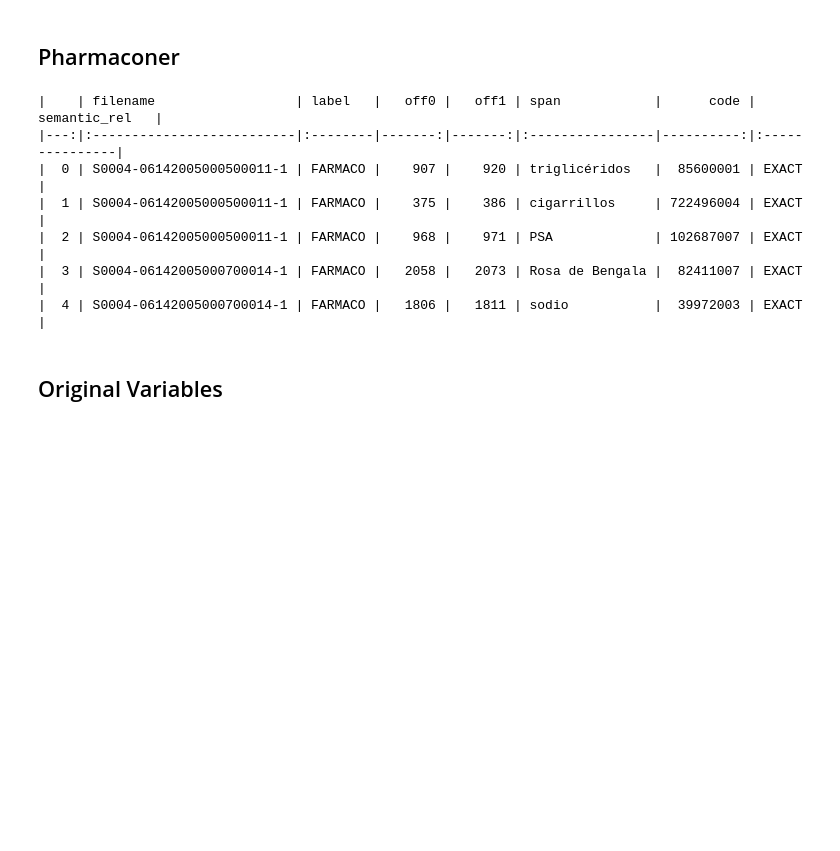
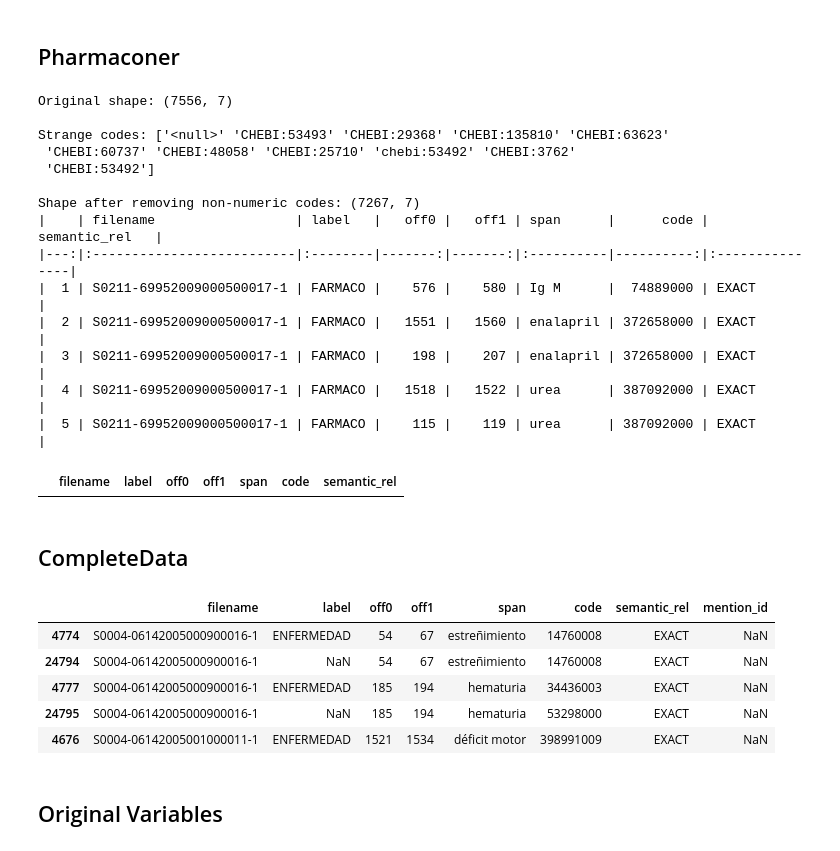
Before and after one commit to nlp4bia-bsc/dt4h-coverage-dash, a Jupyter notebook: notebooks/data-retrieval.ipynb, the cells around one changed output. Cells and saved outputs as stored; diff of their text form; code cells hidden in the pictures; blank space fills up the shorter version.

Commit message:
pharmaconer

```diff
--- a/notebooks/data-retrieval.ipynb
+++ b/notebooks/data-retrieval.ipynb
@@ -277,9 +279,6 @@ def join_files(dir):
 def process_pn(file):
     df_pn = pd.read_csv(file, sep='\t', header=None)
     df_pn['filename'] = file.split('/')[-1].split('.')[0]
-    df_pn['mention_id'] = df_pn[0].str.extract(r'(\d+)$')
-    df_pn['off0'] = df_pn[1].str.extract(r'\w+\s(\d+)\s\d+$').ffill()
-    df_pn['off1'] = df_pn[1].str.extract(r'\w+\s\d+\s(\d+)$').ffill()
     return df_pn
 
 df_pharmaconer = pd.DataFrame()
@@ -290,33 +289,71 @@ for file in os.listdir('data/raw/pharmaconer/'):
             df_pharmaconer = pd.concat([df_pharmaconer, df_i], ignore_index=True)
         except pd.errors.EmptyDataError:
             continue
-df_pharmaconer = df_pharmaconer.sort_values(by=["filename", "mention_id"]).\
-                                groupby(["filename", "mention_id", "off0", "off1"])[2].\
-                                apply(lambda x: '\t'.join(x)).\
-                                reset_index()
-df_pharmaconer["span"] = df_pharmaconer[2].str.split('\t').str[0]
-df_pharmaconer["code"] = df_pharmaconer[2].str.split('\t').str[1]
-df_pharmaconer = df_pharmaconer.drop(columns=[2])
-# df_pharmaconer = df_pharmaconer[2].str.split('\t', expand=True)
-# df_pharmaconer.columns = ['span', 'code']
+
+# df_pharmaconer['mention_id'] = df_pharmaconer[0].str.extract(r'(\d+)$')
+df_t = df_pharmaconer[df_pharmaconer[0].str.contains(r'^T\d+')].copy()
+# print(df_t.head().to_markdown(), "\n")
+df_t = df_t.rename(columns={0: "mention_id"})
+
+df_h = df_pharmaconer[df_pharmaconer[0].str.contains(r'^\#\d+')].copy()
+# print(df_h.head().to_markdown(), "\n")
+df_h["mention_id"] = df_h[1].str.split().str[1]
+
+df_th = df_t[["filename", "mention_id", 2, 1]].merge(df_h[["filename", "mention_id", 2]], on=["filename", "mention_id"], how='inner')
+# print(df_th.head().to_markdown(), "\n")
+
+df_th.columns = ["filename", "mention_id", "span", "prespan", "code"]
+df_th['off0'] = df_th["prespan"].str.extract(r'\w+\s(\d+)\s\d+$')
+df_th['off1'] = df_th["prespan"].str.extract(r'\w+\s\d+\s(\d+)$')
+# print(df_th.head().to_markdown(), "\n")
+df_pharmaconer = df_th.drop(columns=["prespan", "mention_id"])
 df_pharmaconer['label'] = 'FARMACO'
 df_pharmaconer['semantic_rel'] = 'EXACT'
 
+print("Original shape:", df_pharmaconer.shape, "\n")
+print("Strange codes:", df_pharmaconer[~df_pharmaconer.code.str.match(r'(\d+\+?)+')].code.unique(), "\n")
+
+df_pharmaconer = df_pharmaconer[df_pharmaconer.code.str.match(r'(\d+\+?)+')]
+print("Shape after removing non-numeric codes:", df_pharmaconer.shape)
+
 df_pharmaconer = df_pharmaconer[["filename", "label", "off0", "off1", "span", "code", "semantic_rel"]]
 print(df_pharmaconer.head().to_markdown(), "\n")
 # %% [output]
-|    | filename                  | label   |   off0 |   off1 | span            |      code | semantic_rel   |
-|---:|:--------------------------|:--------|-------:|-------:|:----------------|----------:|:---------------|
-|  0 | S0004-06142005000500011-1 | FARMACO |    907 |    920 | triglicéridos   |  85600001 | EXACT          |
-|  1 | S0004-06142005000500011-1 | FARMACO |    375 |    386 | cigarrillos     | 722496004 | EXACT          |
-|  2 | S0004-06142005000500011-1 | FARMACO |    968 |    971 | PSA             | 102687007 | EXACT          |
-|  3 | S0004-06142005000700014-1 | FARMACO |   2058 |   2073 | Rosa de Bengala |  82411007 | EXACT          |
-|  4 | S0004-06142005000700014-1 | FARMACO |   1806 |   1811 | sodio           |  39972003 | EXACT          |
+Original shape: (7556, 7)
+
+Strange codes: ['<null>' 'CHEBI:53493' 'CHEBI:29368' 'CHEBI:135810' 'CHEBI:63623'
+ 'CHEBI:60737' 'CHEBI:48058' 'CHEBI:25710' 'chebi:53492' 'CHEBI:3762'
+ 'CHEBI:53492']
+
+Shape after removing non-numeric codes: (7267, 7)
+|    | filename                  | label   |   off0 |   off1 | span      |      code | semantic_rel   |
+|---:|:--------------------------|:--------|-------:|-------:|:----------|----------:|:---------------|
+|  1 | S0211-69952009000500017-1 | FARMACO |    576 |    580 | Ig M      |  74889000 | EXACT          |
+|  2 | S0211-69952009000500017-1 | FARMACO |   1551 |   1560 | enalapril | 372658000 | EXACT          |
+|  3 | S0211-69952009000500017-1 | FARMACO |    198 |    207 | enalapril | 372658000 | EXACT          |
+|  4 | S0211-69952009000500017-1 | FARMACO |   1518 |   1522 | urea      | 387092000 | EXACT          |
+|  5 | S0211-69952009000500017-1 | FARMACO |    115 |    119 | urea      | 387092000 | EXACT          |
+# %%
+df_
+# %% [output]
+|  | filename | label | off0 | off1 | span | code | semantic_rel |
 # %%
 WRITE_PHARMACONER = False
 DATA_OUT = 'data/processed'
 if WRITE_PHARMACONER:
     df_pharmaconer.to_csv(os.path.join(DATA_OUT, 'pharmaconer.tsv'), sep='\t', index=False)
+# %% [markdown]
+## CompleteData
+# %%
+df_data = pd.concat([df_distemist, df_medprocner, df_symptemist, df_pharmaconer], ignore_index=True)
+df_data[df_data.duplicated(subset=["filename", "off0", "off1"], keep=False)].sort_values(by=["filename", "off0", "off1"]).head()
+# %% [output]
+|  | filename | label | off0 | off1 | span | code | semantic_rel | mention_id |
+| 4774 | S0004-06142005000900016-1 | ENFERMEDAD | 54 | 67 | estreñimiento | 14760008 | EXACT | NaN |
+| 24794 | S0004-06142005000900016-1 | NaN | 54 | 67 | estreñimiento | 14760008 | EXACT | NaN |
+| 4777 | S0004-06142005000900016-1 | ENFERMEDAD | 185 | 194 | hematuria | 34436003 | EXACT | NaN |
+| 24795 | S0004-06142005000900016-1 | NaN | 185 | 194 | hematuria | 53298000 | EXACT | NaN |
+| 4676 | S0004-06142005001000011-1 | ENFERMEDAD | 1521 | 1534 | déficit motor | 398991009 | EXACT | NaN |
 # %% [markdown]
 ## Original Variables
 # %% [markdown]
```
Also changed, not shown: parts of 2 cells of this notebook.
